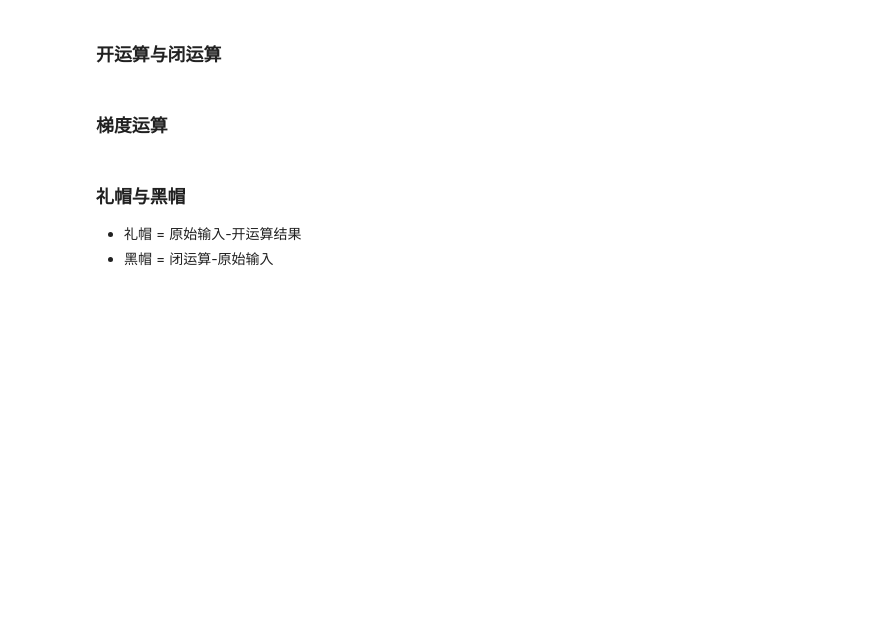
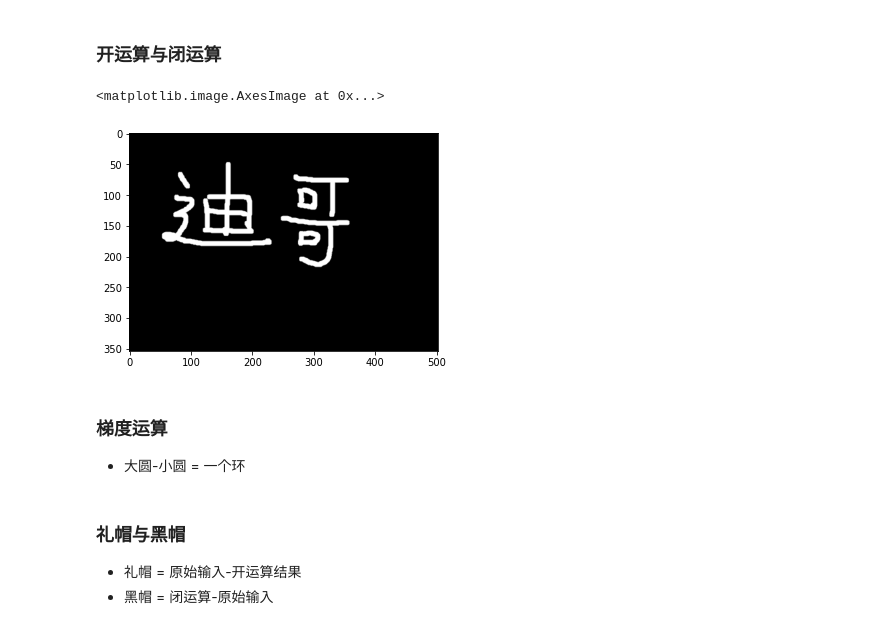
Before and after one commit to HuangCongQing/OpenCV, a Jupyter notebook: 基于python的Opencv项目实战/图像操作/图像处理.ipynb, the cells around one changed output. Saved outputs shown, nothing was run; the diff lists cells and outputs as text; code cells hidden in the pictures; blank space fills up the shorter version.

```diff
--- a/基于python的Opencv项目实战/图像操作/图像处理.ipynb
+++ b/基于python的Opencv项目实战/图像操作/图像处理.ipynb
@@ -203,13 +209,16 @@ cv2.destroyAllWindows()
 # %%
 # 开：先腐蚀，再膨胀
 img = cv2.imread('dige.png')
 
 kernel = np.ones((5,5),np.uint8)
 opening = cv2.morphologyEx(img, cv2.MORPH_OPEN, kernel)
-
-cv2.imshow('opening', opening)
-cv2.waitKey(0)
-cv2.destroyAllWindows()
+plt.imshow(opening)
+# cv2.imshow('opening', opening)
+# cv2.waitKey(0)
+# cv2.destroyAllWindows()
+# %% [output]
+<matplotlib.image.AxesImage at 0x...>
+[figure, added]
 # %%
 # 闭：先膨胀，再腐蚀
 img = cv2.imread('dige.png')
@@ -223,5 +232,6 @@ cv2.destroyAllWindows()
 # %% [markdown]
 ### 梯度运算
+* 大圆-小圆 = 一个环
 # %%
 # 梯度=膨胀-腐蚀
 pie = cv2.imread('pie.png')
```
Also changed, not shown: parts of 4 cells of this notebook, 1 other file.
